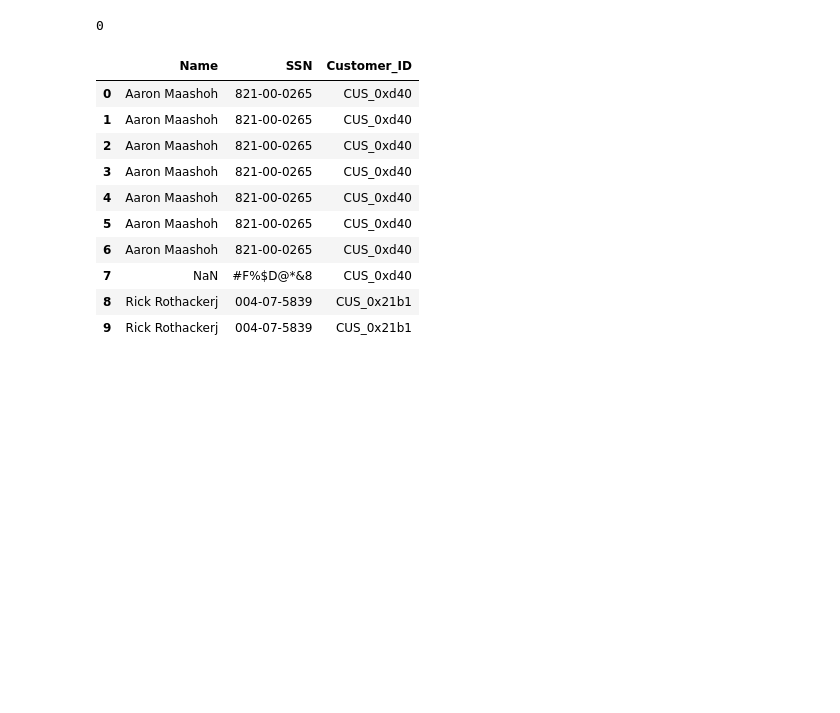
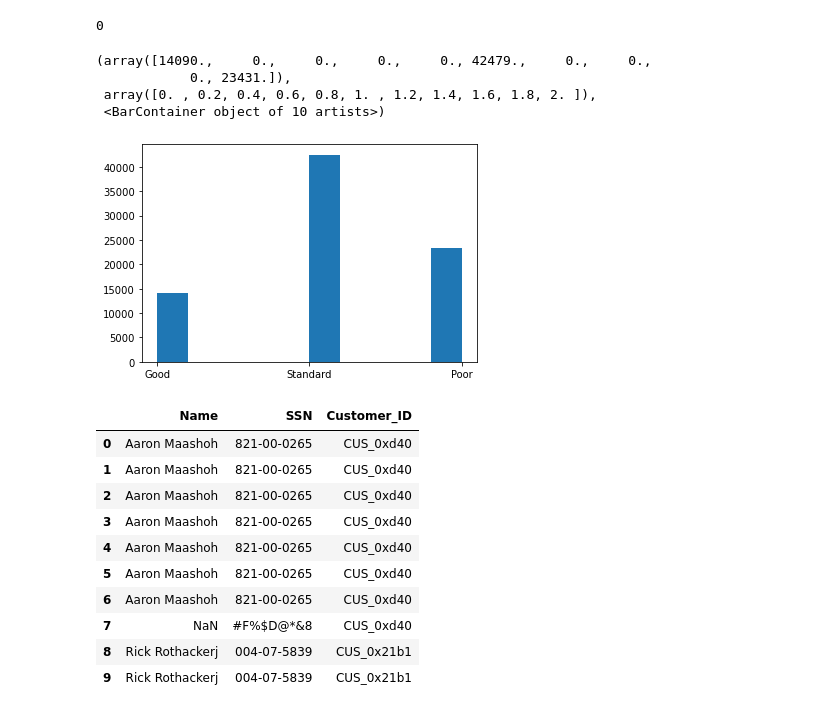
Before and after one commit to AKapich/Credit_Score_Classification, a Jupyter notebook: another solution.ipynb, the cells around one changed output. Drawn from its saved outputs; the diff is of its cells as text; code cells hidden in the pictures; blank space fills up the shorter version.

```diff
--- a/another solution.ipynb
+++ b/another solution.ipynb
@@ -17,7 +18,9 @@ X = data.drop(columns=["Credit_Score"]).copy()
 y = data["Credit_Score"]
 
 
-X_train, X_test, y_train, y_test = train_test_split(X,y, test_size=test_size, shuffle=False)
+X_rem, X_test, y_rem, y_test = train_test_split(X,y, test_size=test_size, shuffle=False)
+
+X_train, X_val, y_train, y_val = train_test_split(X_rem, y_rem, test_size=test_size, shuffle=False)
 #X_train, X_valid, y_train, y_valid = train_test_split(X_train, y_train, test_size=test_size, shuffle=False)
 # %%
 train = X_train.join(y_train)
@@ -61,6 +65,14 @@ train["Customer_ID"].value_counts().loc[train["Customer_ID"].value_counts() != 8
 train['Credit_Score'].isna().sum() # all target values are present
 # %% [output]
 0
+# %%
+plt.hist(train["Credit_Score"])
+# %% [output]
+(array([14090.,     0.,     0.,     0.,     0., 42479.,     0.,     0.,
+            0., 23431.]),
+ array([0. , 0.2, 0.4, 0.6, 0.8, 1. , 1.2, 1.4, 1.6, 1.8, 2. ]),
+ <BarContainer object of 10 artists>)
+[figure, added]
 # %%
 train[["Name", "SSN", "Customer_ID"]].head(10) # name, customer id and SSN are redundant
 # %% [output]
```
Also changed, not shown: parts of 32 cells of this notebook.
